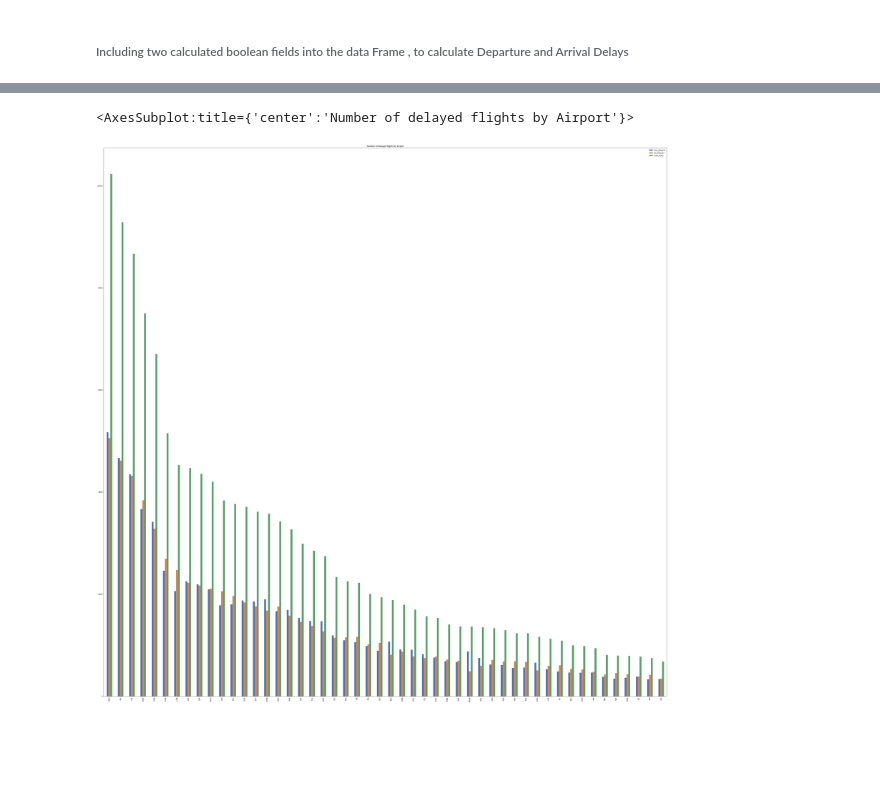
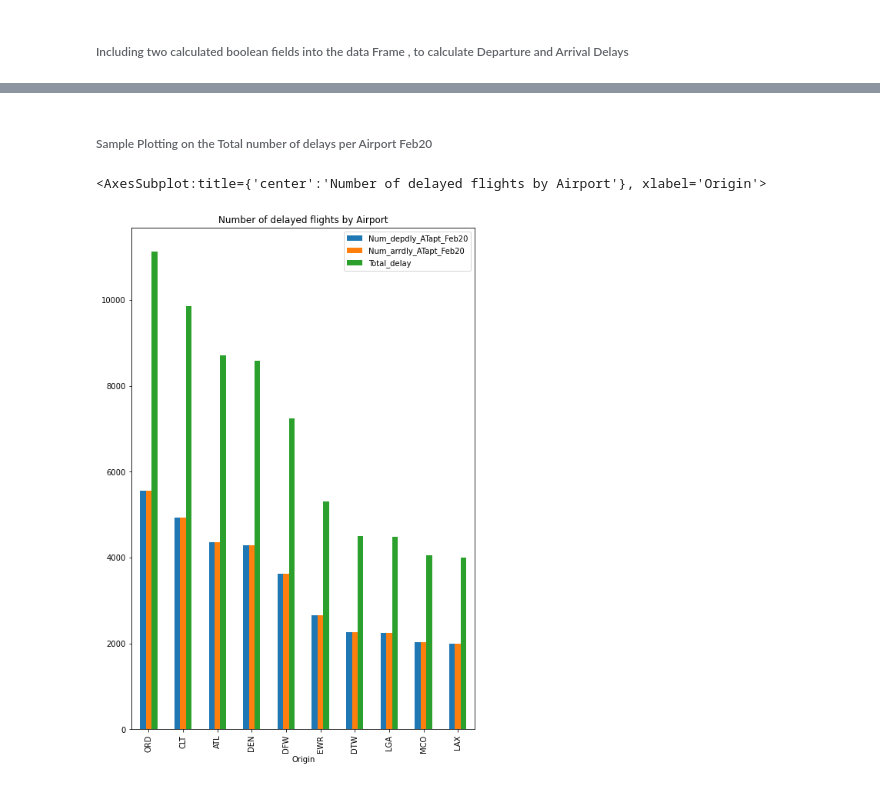
Before and after one commit to Engu12/Engu_Capstone, a Jupyter notebook: Capstone Notebook/Capstone Data Cleaning with Python.ipynb, the cells around one changed output, grey strips where cells are left out. Cells and saved outputs as stored; diff of their text form; code cells hidden in the pictures; blank space fills up the shorter version.

Commit message:
Total Airport delay calculated on the three dfs!

```diff
--- a/Capstone Notebook/Capstone Data Cleaning with Python.ipynb
+++ b/Capstone Notebook/Capstone Data Cleaning with Python.ipynb
@@ -297,0 +279,5 @@ Airport_Delay_Feb20.head(3)
+# %%
+# Transposing the 'Airport_Delay_Feb20'data frame would change the orientation as below
+Airport_Delay_Feb20 = pd.DataFrame([Num_depdly_ATapt_Feb20, Num_arrdly_ATapt_Feb20 ]).T
+#pd.set_option('display.max_rows', 365)
+Airport_Delay_Feb20.head()
@@ -297,0 +292,4 @@ Airport_Delay_Feb20.head(3)
+# %%
+Airport_Delay_Feb20.rename(columns={'Origin':'Airport','Dep_Delay15':'Num_depdly_ATapt_Feb20','Arr_Delay15':'Num_arrdly_ATapt_Feb20'},inplace=True)
+# why i couldn't get the field name as 'Airport' for the index ?
+Airport_Delay_Feb20.head()
@@ -297,0 +308,16 @@ Airport_Delay_Feb20.head(3)
+# %%
+Airport_Delay_Aug20 = pd.DataFrame([Num_depdly_ATapt_Aug20 , Num_arrdly_ATapt_Aug20 ]).T
+Airport_Delay_Feb21 = pd.DataFrame([Num_depdly_ATapt_Feb21 , Num_arrdly_ATapt_Feb21 ]).T
+
+Airport_Delay_Aug20.rename(columns={'Origin':'Airport','Dep_Delay15':'Num_depdly_ATapt_Aug20','Arr_Delay15':'Num_arrdly_ATapt_Aug20'},inplace=True)
+Airport_Delay_Feb21.rename(columns={'Origin':'Airport','Dep_Delay15':'Num_depdly_ATapt_Feb21','Arr_Delay15':'Num_arrdly_ATapt_Feb21'},inplace=True)
+Airport_Delay_Feb20['Total_delay']=Airport_Delay_Feb20['Num_depdly_ATapt_Feb20']+Airport_Delay_Feb20['Num_arrdly_ATapt_Feb20']
+Airport_Delay_Aug20['Total_delay']=Airport_Delay_Aug20['Num_depdly_ATapt_Aug20']+Airport_Delay_Aug20['Num_arrdly_ATapt_Aug20']
+Airport_Delay_Feb21['Total_delay']=Airport_Delay_Feb21['Num_depdly_ATapt_Feb21']+Airport_Delay_Feb21['Num_arrdly_ATapt_Feb21']
+
+print("\n\n"+color.BOLD +'\033[1m' + color.DARKCYAN +'\033[36m'+ 'Feb20 Cleaned,and with aggregated Airport delay data !'+color.END)
+display(Airport_Delay_Feb20.head(10))
+print("\n\n"+color.BOLD +'\033[1m' + color.DARKCYAN +'\033[36m'+ 'Aug20 Cleaned,and with aggregated Airport delay data !'+color.END)
+display(Airport_Delay_Aug20.head(10))
+print("\n\n"+color.BOLD +'\033[1m' + color.DARKCYAN +'\033[36m'+ 'Feb21 Cleaned,and with aggregated Airport delay data !'+color.END)
+display(Airport_Delay_Feb21.head(10))
@@ -298,3 +366,13 @@ Airport_Delay_Feb20.head(3)
 # %%
-Airport_Delay_Feb20 = Airport_Delay_Feb20.sort_values(by='Total_delay', ascending=False)
+Airport_Delay_Feb20_sort = Airport_Delay_Feb20.sort_values(by='Total_delay', ascending=False)
+Airport_Delay_Aug20_sort = Airport_Delay_Aug20.sort_values(by='Total_delay', ascending=False)
+Airport_Delay_Feb21_sort = Airport_Delay_Feb21.sort_values(by='Total_delay', ascending=False)
+
+print("\n\n"+color.BOLD +'\033[1m' + color.BLUE +'\033[94m'+ 'Feb20 Data sorted down based on Total Airport delay data!'+color.END)
+display(Airport_Delay_Feb20_sort.head(10))
+print("\n\n"+color.BOLD +'\033[1m' + color.BLUE +'\033[94m'+ 'Aug20 Data sorted down based on Total Airport delay data!'+color.END)
+display(Airport_Delay_Aug20_sort.head(10))
+print("\n\n"+color.BOLD +'\033[1m' + color.BLUE +'\033[94m'+ 'Feb21 Data sorted down based on Total Airport delay data!'+color.END)
+display(Airport_Delay_Feb21_sort.head(10))
+
 #Airport_Delay.columns = ['Airport_code','Dep_Delay15','Arr_Delay15']
@@ -323,8 +419,10 @@ Airport_DelayTop50_Feb20
+# %% [markdown]
+###### Sample Plotting on the Total number of delays per Airport Feb20
 # %%
-fig, ax = plt.subplots(figsize=(60,60))
-Airport_DelayTop50_Feb20.plot.bar(title='Number of delayed flights by Airport',ax=ax)
+fig, ax = plt.subplots(figsize=(8,12))
+Airport_Delay_Feb20_sort.head(10).plot.bar(title='Number of delayed flights by Airport',ax=ax)
 # %% [output]
-<AxesSubplot:title={'center':'Number of delayed flights by Airport'}>
+<AxesSubplot:title={'center':'Number of delayed flights by Airport'}, xlabel='Origin'>
-[figure, old version]
+[figure, new version]
 # %%
 #Airport_Delay['Airport_code']=Airport_Delay['index'] #= Airport_Delay.rename('index' , 'Airport Code')
```
Also changed, not shown: parts of 47 cells of this notebook.
